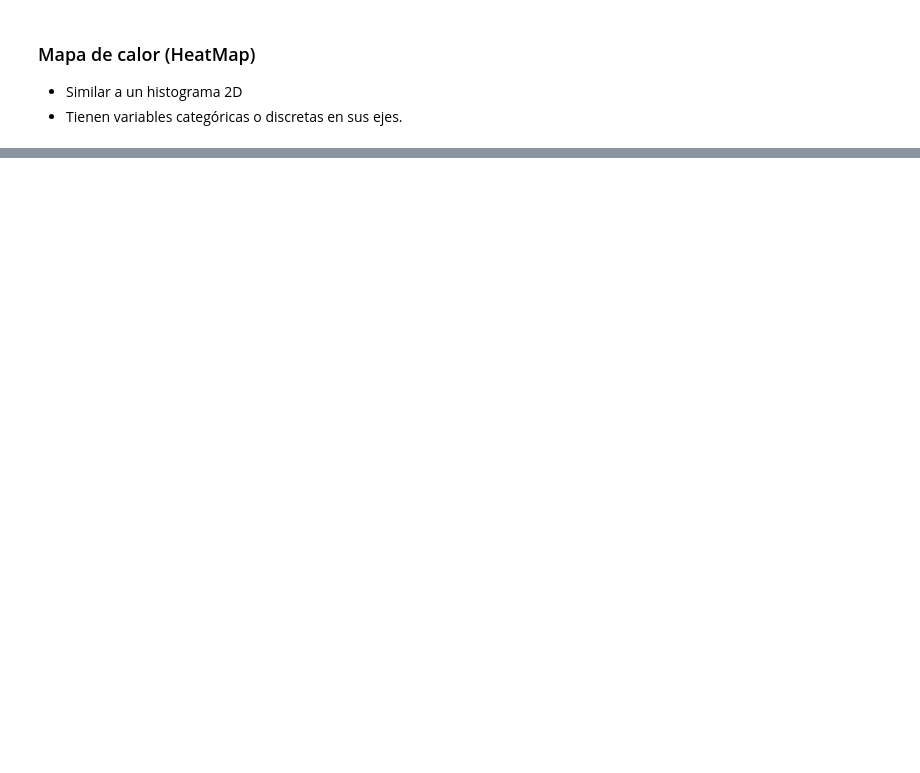
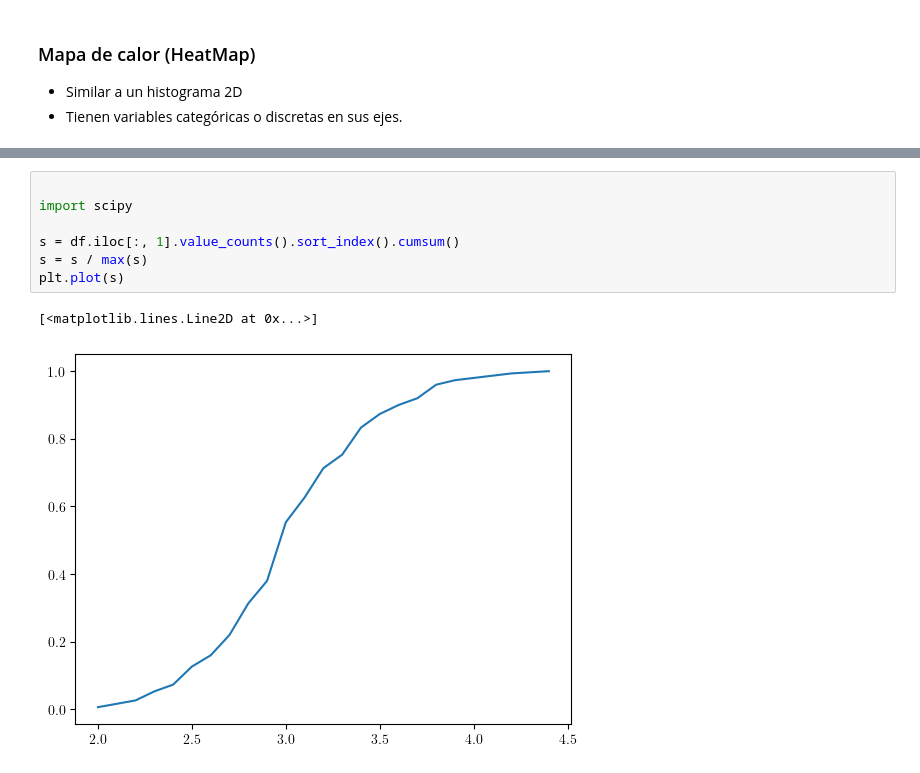
Before and after one commit to javieriserte/qualitative-data-course, a Jupyter notebook: classes/C01.2.AnalisisDescriptivos.ipynb, the cells around one changed output, grey strips where cells are left out. Saved outputs shown, nothing was run; the diff lists cells and outputs as text; blank space fills up the shorter version.

```diff
--- a/classes/C01.2.AnalisisDescriptivos.ipynb
+++ b/classes/C01.2.AnalisisDescriptivos.ipynb
@@ -793,0 +548,10 @@ problema son:
+# %%
+
+import scipy
+
+s = df.iloc[:, 1].value_counts().sort_index().cumsum()
+s = s / max(s)
+plt.plot(s)
+# %% [output]
+[<matplotlib.lines.Line2D at 0x...>]
+[figure, added]
```
Also changed, not shown: parts of 33 cells of this notebook, 1 other file.
